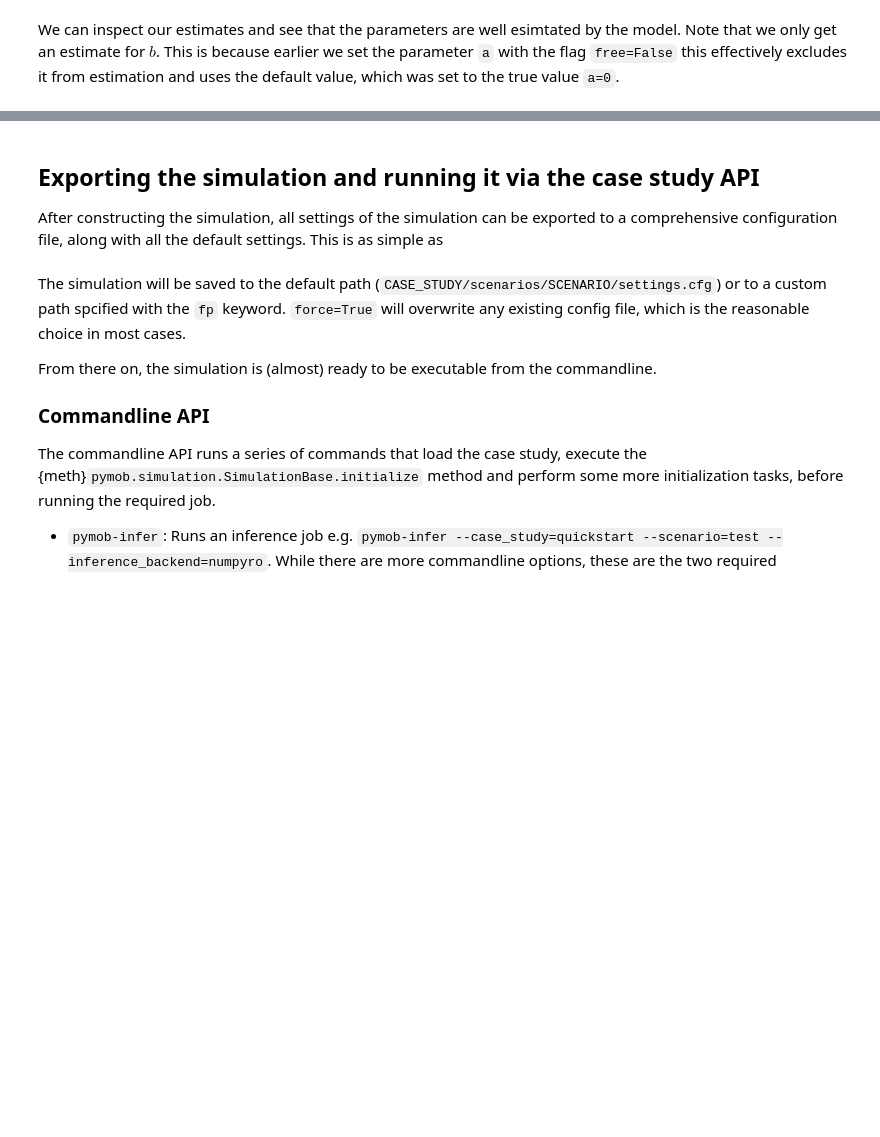
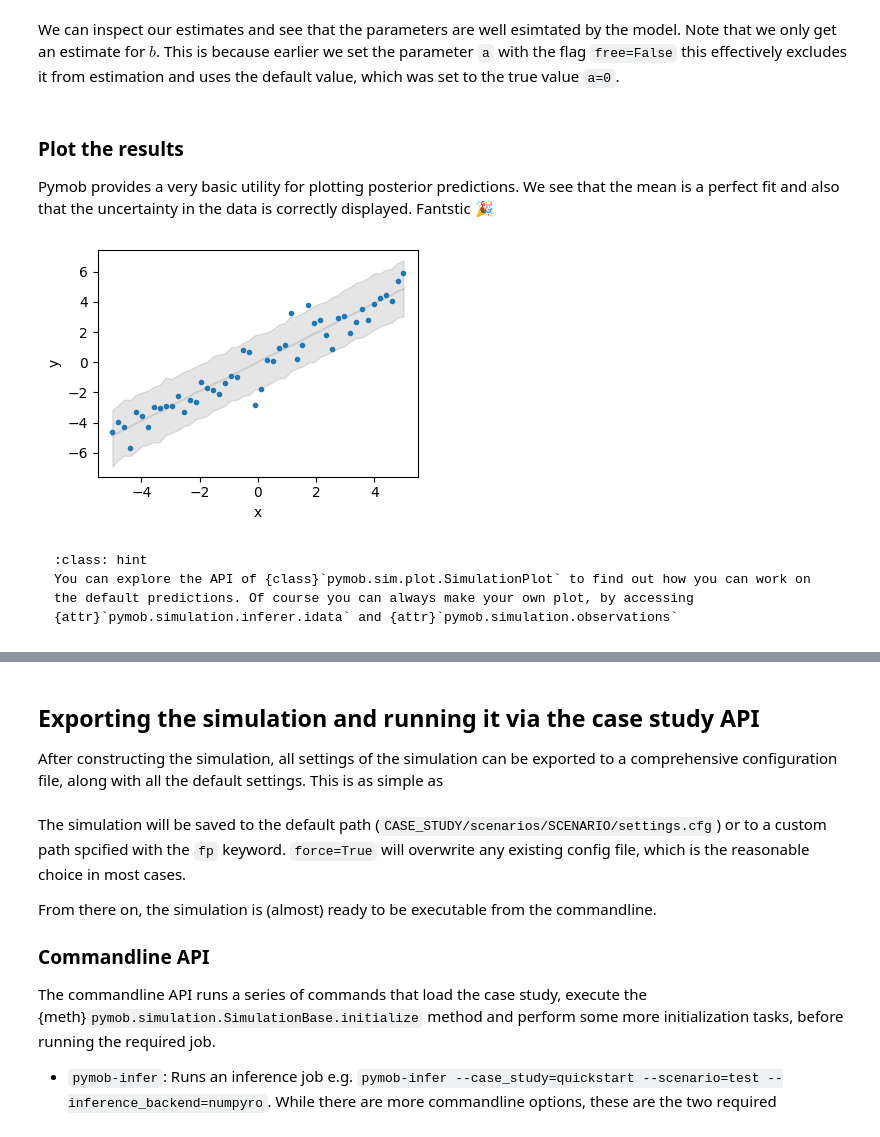
Before and after one commit to flo-schu/pymob, a Jupyter notebook: docs/source/user_guide/quickstart.ipynb, the cells around one changed output, grey strips where cells are left out. Cells and saved outputs as stored; diff of their text form; code cells hidden in the pictures; blank space fills up the shorter version.

Commit message:
Add plotting to quickstart

````diff
--- a/docs/source/user_guide/quickstart.ipynb
+++ b/docs/source/user_guide/quickstart.ipynb
@@ -114,7 +129,9 @@ We are almost set infer the parameters of the model. We add another parameter to
 
 $$y_{obs} \sim Normal (y, \sigma_y)$$
 # %%
-sim.config.model_parameters.sigma_y = Param(free=True , prior="lognorm(scale=1,s=1)")
+sim.config.model_parameters.sigma_y = Param(free=True , prior="lognorm(scale=1,s=1)", min=0, max=1)
 sim.config.model_parameters.b.prior = "lognorm(scale=1,s=1)"
+sim.config.model_parameters.b.min = -5
+sim.config.model_parameters.b.max = 5
 
 sim.config.error_model.y = "normal(loc=y,scale=sigma_y)"
@@ -120,0 +142,13 @@ sim.config.error_model.y = "normal(loc=y,scale=sigma_y)"
+# %%
+from matplotlib import pyplot as plt
+def plot(results: xr.Dataset):
+    obs = sim.observations
+
+    fig, ax = plt.subplots(1,1)
+    ax.plot(results.x, results.y, lw=2, color="black")
+    ax.plot(obs.x, obs.y, ls="", marker="o", color="tab:blue", alpha=.5)
+    ax.set_xlim(-5,5)
+    ax.set_ylim(-7.5,5.5)
+# %%
+sim.plot = plot
+sim.interactive()
@@ -134,2 +202,17 @@ sim.inferer.idata.posterior
 # %% [markdown]
 We can inspect our estimates and see that the parameters are well esimtated by the model. Note that we only get an estimate for $b$. This is because earlier we set the parameter `a` with the flag `free=False` this effectively excludes it from estimation and uses the default value, which was set to the true value `a=0`.
+# %% [markdown]
+### Plot the results
+
+Pymob provides a very basic utility for plotting posterior predictions. We see that the mean is a perfect fit and also that the uncertainty in the data is correctly displayed. Fantstic 🎉
+# %%
+sim.config.simulation.x_dimension = "x"
+sim.posterior_predictive_checks(pred_hdi_style={"alpha": 0.1})
+# %% [output]
+[figure, added]
+# %% [markdown]
+
+```{admonition} Customize the posterior predictive checks
+:class: hint
+You can explore the API of {class}`pymob.sim.plot.SimulationPlot` to find out how you can work on the default predictions. Of course you can always make your own plot, by accessing {attr}`pymob.simulation.inferer.idata` and {attr}`pymob.simulation.observations`
+```
````
Also changed, not shown: parts of 11 cells of this notebook, 1 other file.
